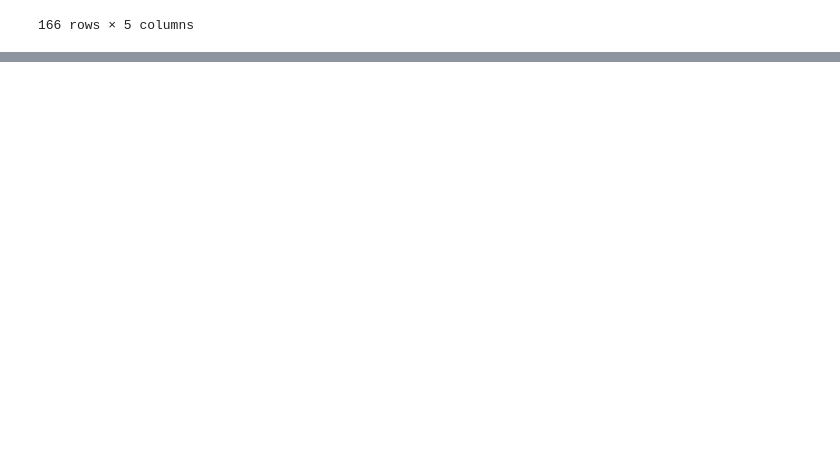
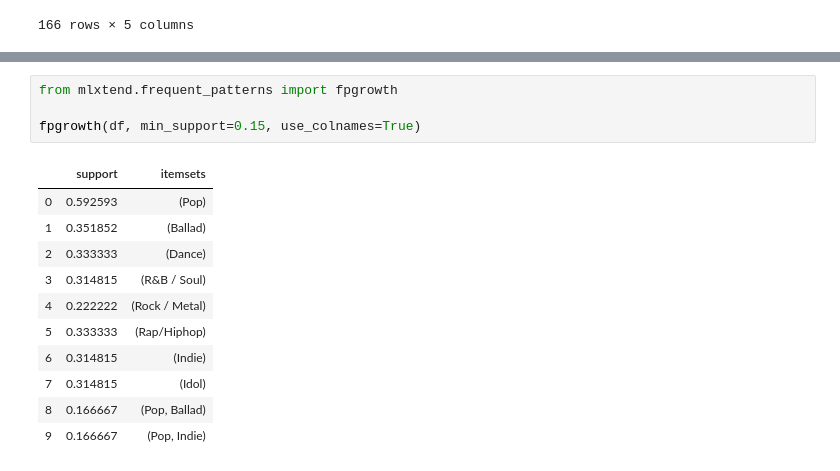
Before and after one commit to RyuJaesang/MbetFM, a Jupyter notebook: Data set.ipynb, the cells around one changed output, grey strips where cells are left out. Cells and saved outputs as stored; diff of their text form; blank space fills up the shorter version.

```diff
--- a/Data set.ipynb
+++ b/Data set.ipynb
@@ -65,0 +256,16 @@ df
+# %%
+from mlxtend.frequent_patterns import fpgrowth
+
+fpgrowth(df, min_support=0.15, use_colnames=True)
+# %% [output]
+|  | support | itemsets |
+| 0 | 0.592593 | (Pop) |
+| 1 | 0.351852 | (Ballad) |
+| 2 | 0.333333 | (Dance) |
+| 3 | 0.314815 | (R&B / Soul) |
+| 4 | 0.222222 | (Rock / Metal) |
+| 5 | 0.333333 | (Rap/Hiphop) |
+| 6 | 0.314815 | (Indie) |
+| 7 | 0.314815 | (Idol) |
+| 8 | 0.166667 | (Pop, Ballad) |
+| 9 | 0.166667 | (Pop, Indie) |
```
Also changed, not shown: parts of 28 cells of this notebook, 1 other file.
